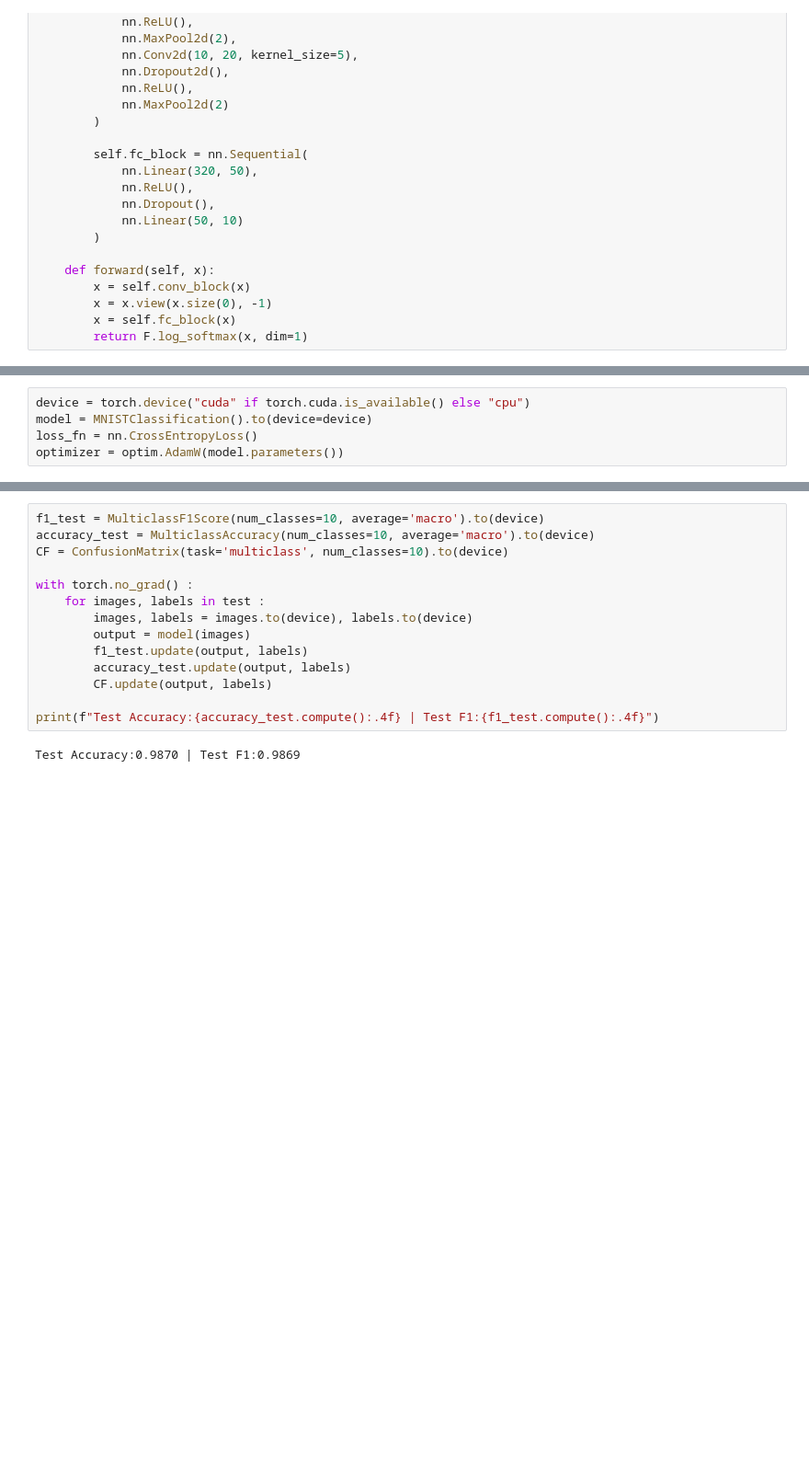
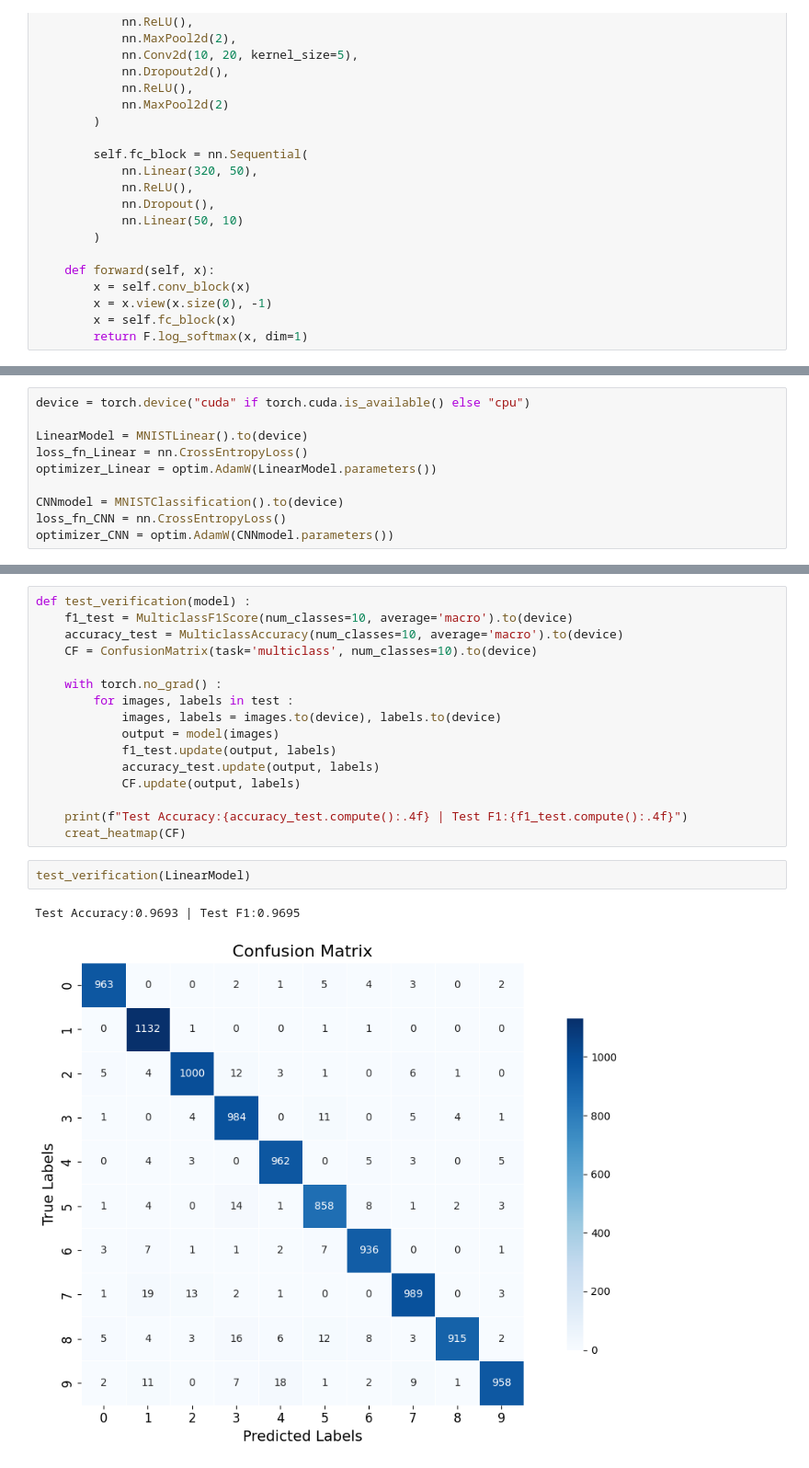
Before and after one commit to 8Whoknow3/MNIST, a Jupyter notebook: MNIST.ipynb, the cells around one changed output, grey strips where cells are left out. Shown: that part at 92% size. Drawn from its saved outputs; the diff is of its cells as text; blank space fills up the shorter version.

Commit message:
CHANGE 'MNIST' file & ADD 2 new images

```diff
--- a/MNIST.ipynb
+++ b/MNIST.ipynb
@@ -57,5 +77,10 @@ class MNISTClassification(nn.Module):
 # %%
 device = torch.device("cuda" if torch.cuda.is_available() else "cpu")
-model = MNISTClassification().to(device=device)
-loss_fn = nn.CrossEntropyLoss()
-optimizer = optim.AdamW(model.parameters())
+
+LinearModel = MNISTLinear().to(device)
+loss_fn_Linear = nn.CrossEntropyLoss()
+optimizer_Linear = optim.AdamW(LinearModel.parameters())
+
+CNNmodel = MNISTClassification().to(device)
+loss_fn_CNN = nn.CrossEntropyLoss()
+optimizer_CNN = optim.AdamW(CNNmodel.parameters())
@@ -111,16 +172,21 @@ Epoch 10 | Train Loss: 0.1469 | Val Loss: 0.0496 | Val F1: 0.9851 | Val Acc: 0.9
+# %%
+def test_verification(model) :
+    f1_test = MulticlassF1Score(num_classes=10, average='macro').to(device)
+    accuracy_test = MulticlassAccuracy(num_classes=10, average='macro').to(device)
+    CF = ConfusionMatrix(task='multiclass', num_classes=10).to(device)
+
+    with torch.no_grad() :
+        for images, labels in test :
+            images, labels = images.to(device), labels.to(device)
+            output = model(images)
+            f1_test.update(output, labels)
+            accuracy_test.update(output, labels)
+            CF.update(output, labels)
+
+    print(f"Test Accuracy:{accuracy_test.compute():.4f} | Test F1:{f1_test.compute():.4f}")
+    creat_heatmap(CF)
 # %%
-f1_test = MulticlassF1Score(num_classes=10, average='macro').to(device)
-accuracy_test = MulticlassAccuracy(num_classes=10, average='macro').to(device)
-CF = ConfusionMatrix(task='multiclass', num_classes=10).to(device)
-
-with torch.no_grad() :
-    for images, labels in test :
-        images, labels = images.to(device), labels.to(device)
-        output = model(images)
-        f1_test.update(output, labels)
-        accuracy_test.update(output, labels)
-        CF.update(output, labels)
-
-print(f"Test Accuracy:{accuracy_test.compute():.4f} | Test F1:{f1_test.compute():.4f}")
+test_verification(LinearModel)
 # %% [output]
-Test Accuracy:0.9870 | Test F1:0.9869
+Test Accuracy:0.9693 | Test F1:0.9695
+[figure, added]
```
Also changed, not shown: parts of 13 cells of this notebook, 2 other files.
